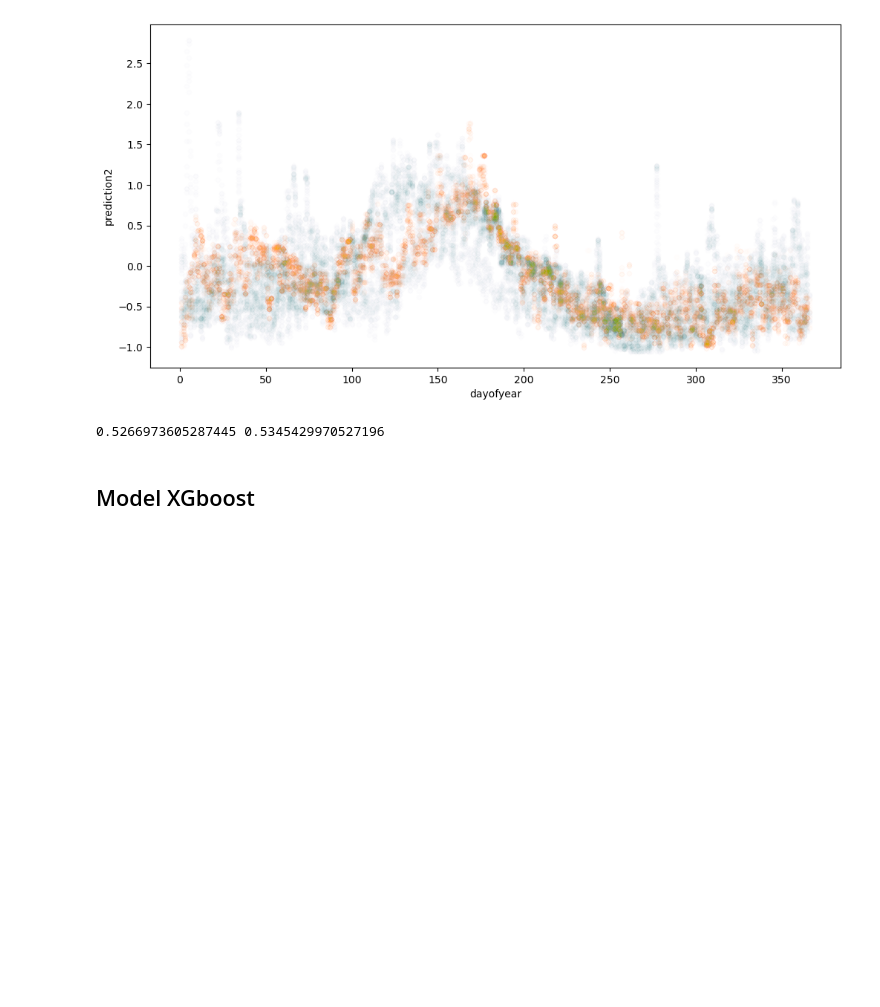
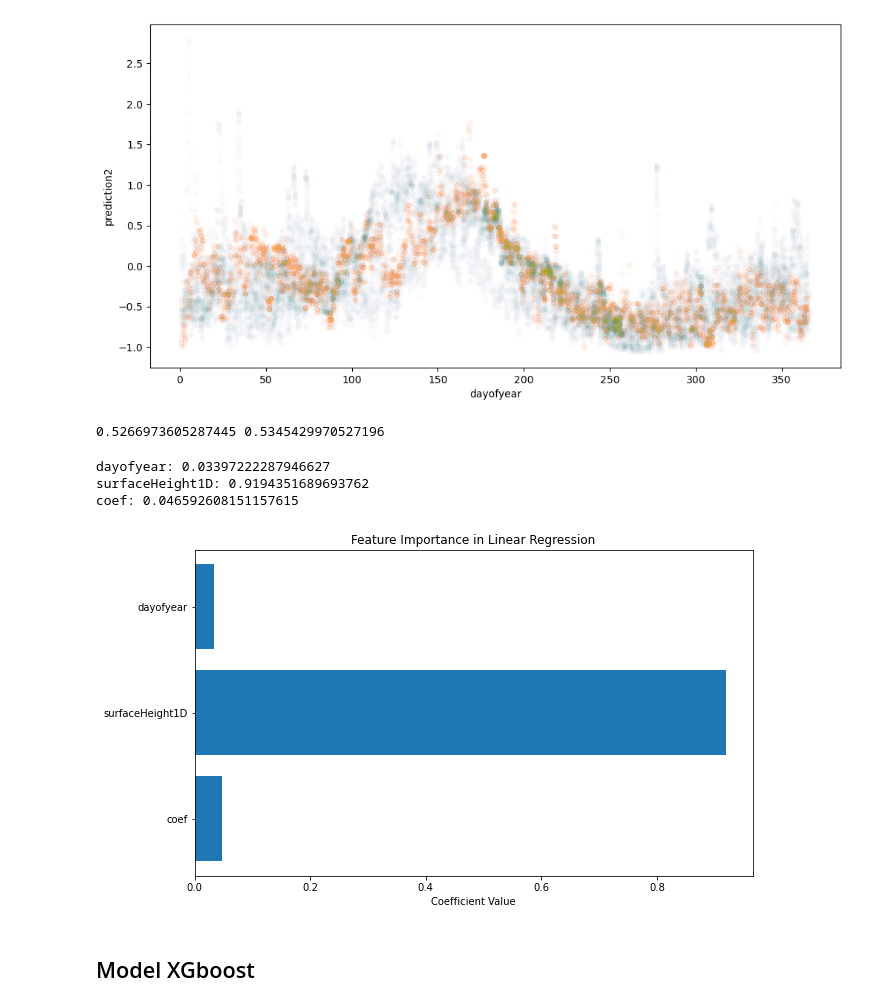
Before and after one commit to jacobogabeiraspenas/ML4Environment, a Jupyter notebook: kaggle/ML_river.ipynb, the cells around one changed output. Saved outputs shown, nothing was run; the diff lists cells and outputs as text; code cells hidden in the pictures; blank space fills up the shorter version.

```diff
--- a/kaggle/ML_river.ipynb
+++ b/kaggle/ML_river.ipynb
@@ -146,6 +175,31 @@ MAE2 = np.mean(np.sqrt(abs(y_predict2-y_test)))
 print(MAE1,MAE2)
 # %% [output]
 0.5266973605287445 0.5345429970527196
+# %%
+# Get feature importances
+feature_importances = model2.feature_importances_
+
+# Now, you can print or visualize feature importances
+for feature, importance in zip(X_train.columns, feature_importances):
+    print(f"{feature}: {importance}")
+# %% [output]
+dayofyear: 0.03397222287946627
+surfaceHeight1D: 0.9194351689693762
+coef: 0.046592608151157615
+# %%
+# Get the feature names (assuming X is a pandas DataFrame)
+feature_names = X_train.columns
+
+# Create a bar plot
+plt.figure(figsize=(10, 6))
+plt.barh(range(len(feature_names)), model2.feature_importances_, align='center')
+plt.yticks(np.arange(len(feature_names)), feature_names)
+plt.xlabel('Coefficient Value')
+plt.title('Feature Importance in Linear Regression')
+plt.gca().invert_yaxis()  # Invert the y-axis for better visualization
+plt.show()
+# %% [output]
+[figure, added]
 # %% [markdown]
 ## Model XGboost
 # %%
```
Also changed, not shown: parts of 15 cells of this notebook.
